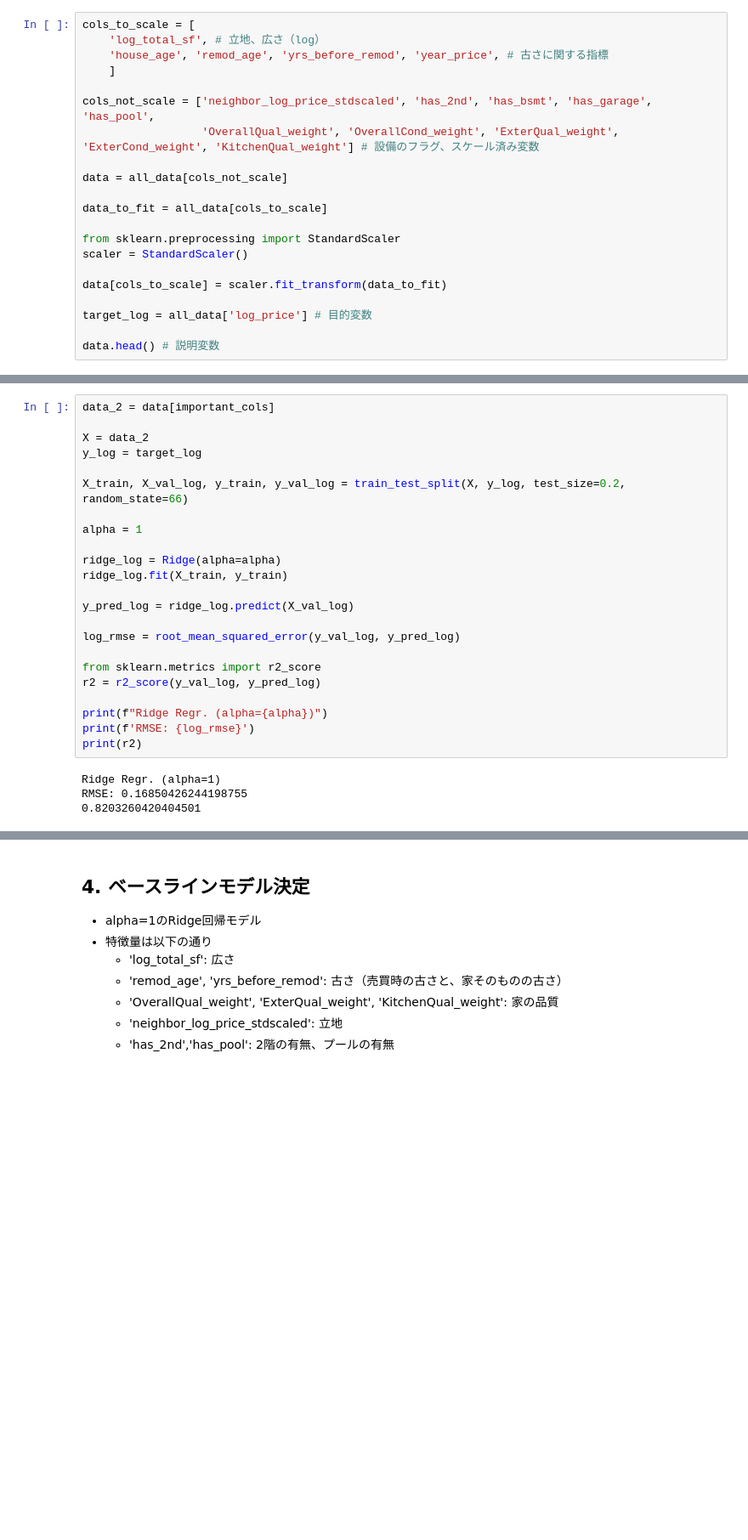
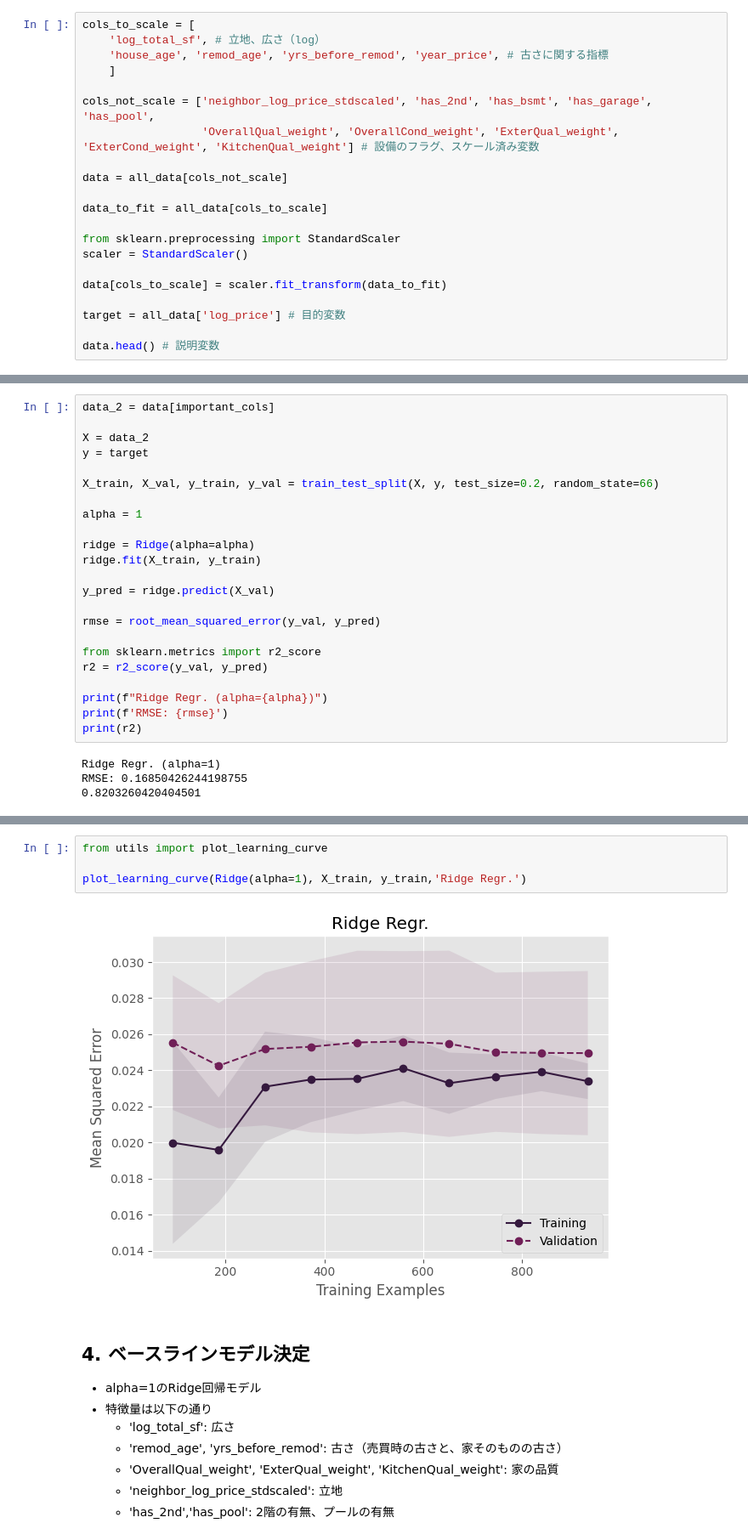
Before and after one commit to automatedtomato/kaggle-house-prices, a Jupyter notebook: notebooks/0100_baseline.ipynb, the cells around one changed output, grey strips where cells are left out. Shown at 85% size. Drawn from its saved outputs; the diff is of its cells as text; blank space fills up the shorter version.

```diff
--- a/notebooks/0100_baseline.ipynb
+++ b/notebooks/0100_baseline.ipynb
@@ -52,7 +52,7 @@ scaler = StandardScaler()
 
 data[cols_to_scale] = scaler.fit_transform(data_to_fit)
 
-target_log = all_data['log_price'] # 目的変数
+target = all_data['log_price'] # 目的変数
 
 data.head() # 説明変数
 # %% [output]
@@ -325,24 +325,24 @@ for col in control_vars:
 data_2 = data[important_cols]
 
 X = data_2
-y_log = target_log
+y = target
 
-X_train, X_val_log, y_train, y_val_log = train_test_split(X, y_log, test_size=0.2, random_state=66)
+X_train, X_val, y_train, y_val = train_test_split(X, y, test_size=0.2, random_state=66)
 
 alpha = 1
 
-ridge_log = Ridge(alpha=alpha)
-ridge_log.fit(X_train, y_train)
+ridge = Ridge(alpha=alpha)
+ridge.fit(X_train, y_train)
 
-y_pred_log = ridge_log.predict(X_val_log)
+y_pred = ridge.predict(X_val)
 
-log_rmse = root_mean_squared_error(y_val_log, y_pred_log)
+rmse = root_mean_squared_error(y_val, y_pred)
 
 from sklearn.metrics import r2_score
-r2 = r2_score(y_val_log, y_pred_log)
+r2 = r2_score(y_val, y_pred)
 
 print(f"Ridge Regr. (alpha={alpha})")
-print(f'RMSE: {log_rmse}')
+print(f'RMSE: {rmse}')
 print(r2)
 # %% [output]
 Ridge Regr. (alpha=1)
@@ -375,6 +373,12 @@ Passing `palette` without assigning `hue` is deprecated and will be removed in v
 
   sns.barplot(x='importance', y='feature', data=importance, palette=colors)
 [figure]
+# %%
+from utils import plot_learning_curve
+
+plot_learning_curve(Ridge(alpha=1), X_train, y_train,'Ridge Regr.')
+# %% [output]
+[figure, added]
 # %% [markdown]
 ## 4. ベースラインモデル決定
 - alpha=1のRidge回帰モデル
```
Also changed, not shown: parts of 7 cells of this notebook, 5 other files.
